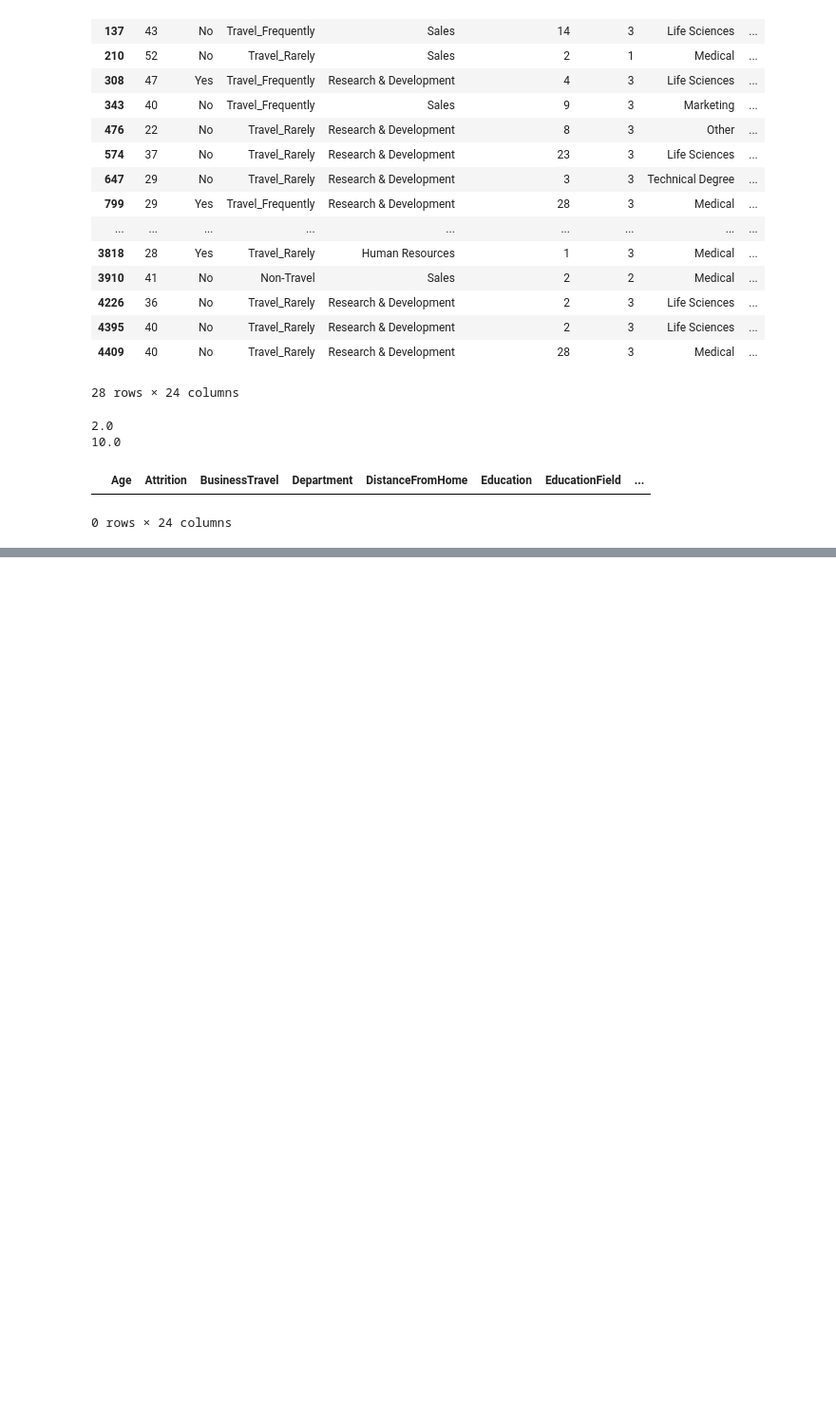
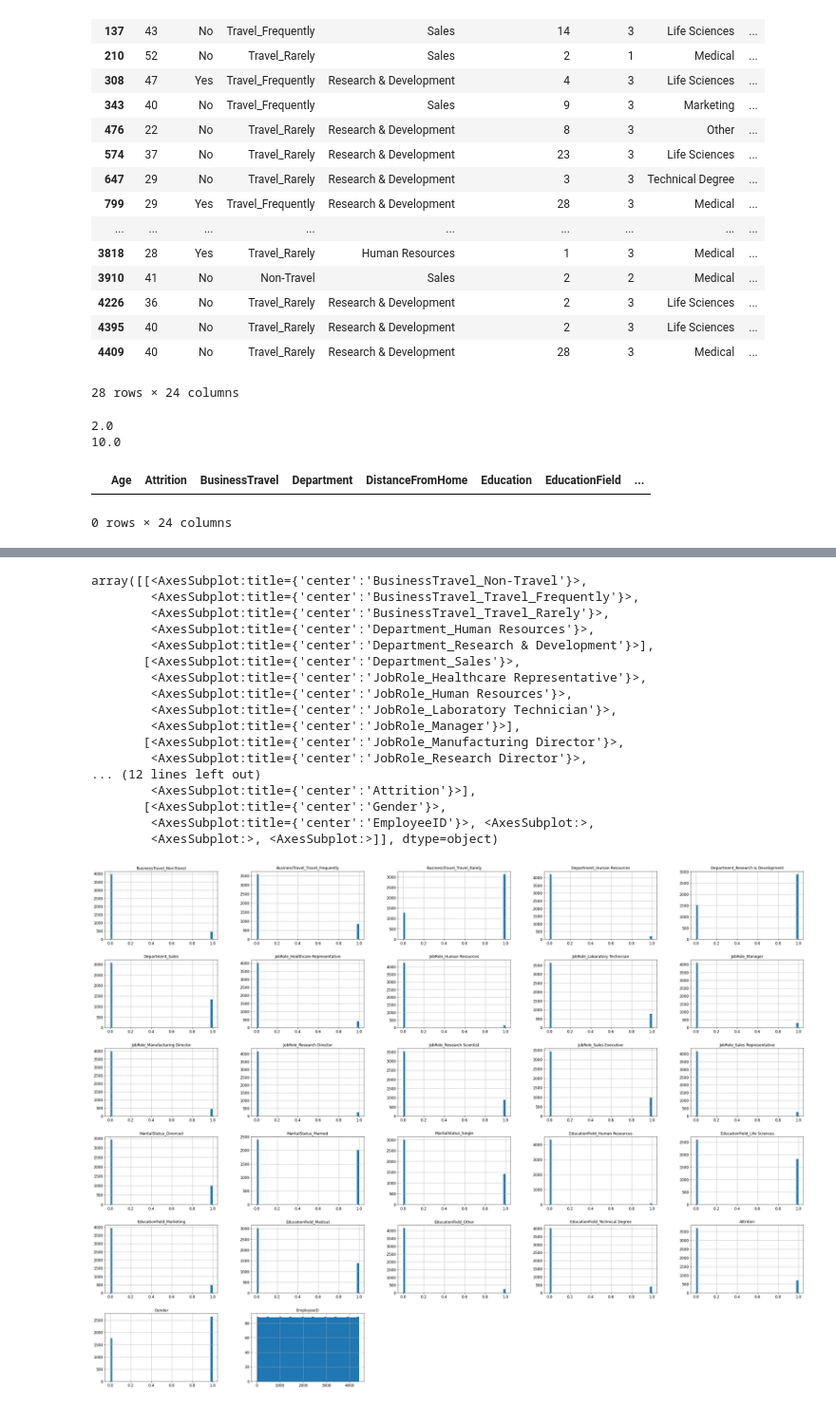
Before and after one commit to ramdaniAli/IA_PROJECT, a Jupyter notebook: project_test.ipynb, the cells around one changed output, grey strips where cells are left out. Shown at 95% size. Saved outputs shown, nothing was run; the diff lists cells and outputs as text; code cells hidden in the pictures; blank space fills up the shorter version.

```diff
--- a/project_test.ipynb
+++ b/project_test.ipynb
@@ -322,0 +516,4 @@ general_data_copy[general_data_copy.isnull().any(axis=1)]
+# %%
+#convert object type of dataframe to datetime
+out_time_data_formated = clean_out_time_data.apply(pd.to_datetime, errors='coerce')
+out_time_data_formated.dtypes
@@ -322,0 +533,4 @@ general_data_copy[general_data_copy.isnull().any(axis=1)]
+# %%
+# calculate time difference between in and out time in hours
+worktime_data = out_time_data_formated - in_time_data_formated
+worktime_data
@@ -322,0 +552,12 @@ general_data_copy[general_data_copy.isnull().any(axis=1)]
+# %%
+# work time done by employee
+# worktime_done = worktime_sum - \
+#     np.timedelta64(datetime.timedelta(seconds=8*3600*249), 'h')
+
+worktime_done = worktime_data.mean(axis=1).dt.total_seconds()/3600
+# worktime_done = worktime_data.
+# worktime_done
+worktime_done_dataframe = pd.DataFrame(worktime_done)
+worktime_done_dataframe.rename(columns={0: "WorkTimeDone"}, inplace=True)
+
+worktime_done_dataframe
@@ -322,0 +579,48 @@ general_data_copy[general_data_copy.isnull().any(axis=1)]
+# %%
+
+worktime_employee_survey = pd.merge(worktime_done_dataframe, employee_survey_copy,
+                                    how='inner', on='EmployeeID')
+
+worktime_employee_manager_survey = pd.merge(worktime_employee_survey, manager_survey_data_copy,
+                                            how='inner', on='EmployeeID')
+
+
+# convert general_data_copy_encoded to dataframe
+cat_general_data_copy_encoded = pd.DataFrame(
+    general_data_copy_encoded, columns=['Attrition', 'Gender'])
+
+cat_general_data_copy_encoded.index += 1
+
+cat_general_data_copy_encoded = cat_general_data_copy_encoded.astype("int64")
+
+cat_general_data_copy_encoded["EmployeeID"] = cat_general_data_copy_encoded.index
+cat_general_data_copy_encoded.index = cat_general_data_copy_encoded["EmployeeID"]
+
+
+general_data_all_ = pd.merge(
+    general_data_dum, cat_general_data_copy_encoded, how="inner", left_index=True, right_index=True)
+
+
+# general_data_all_
+
+
+general_data_all_.hist(bins=50, figsize=(40, 30))
+# %% [output]
+array([[<AxesSubplot:title={'center':'BusinessTravel_Non-Travel'}>,
+        <AxesSubplot:title={'center':'BusinessTravel_Travel_Frequently'}>,
+        <AxesSubplot:title={'center':'BusinessTravel_Travel_Rarely'}>,
+        <AxesSubplot:title={'center':'Department_Human Resources'}>,
+        <AxesSubplot:title={'center':'Department_Research & Development'}>],
+       [<AxesSubplot:title={'center':'Department_Sales'}>,
+        <AxesSubplot:title={'center':'JobRole_Healthcare Representative'}>,
+        <AxesSubplot:title={'center':'JobRole_Human Resources'}>,
+        <AxesSubplot:title={'center':'JobRole_Laboratory Technician'}>,
+        <AxesSubplot:title={'center':'JobRole_Manager'}>],
+       [<AxesSubplot:title={'center':'JobRole_Manufacturing Director'}>,
+        <AxesSubplot:title={'center':'JobRole_Research Director'}>,
+... (12 lines left out)
+        <AxesSubplot:title={'center':'Attrition'}>],
+       [<AxesSubplot:title={'center':'Gender'}>,
+        <AxesSubplot:title={'center':'EmployeeID'}>, <AxesSubplot:>,
+        <AxesSubplot:>, <AxesSubplot:>]], dtype=object)
+[figure, added]
```
Also changed, not shown: parts of 49 cells of this notebook.
